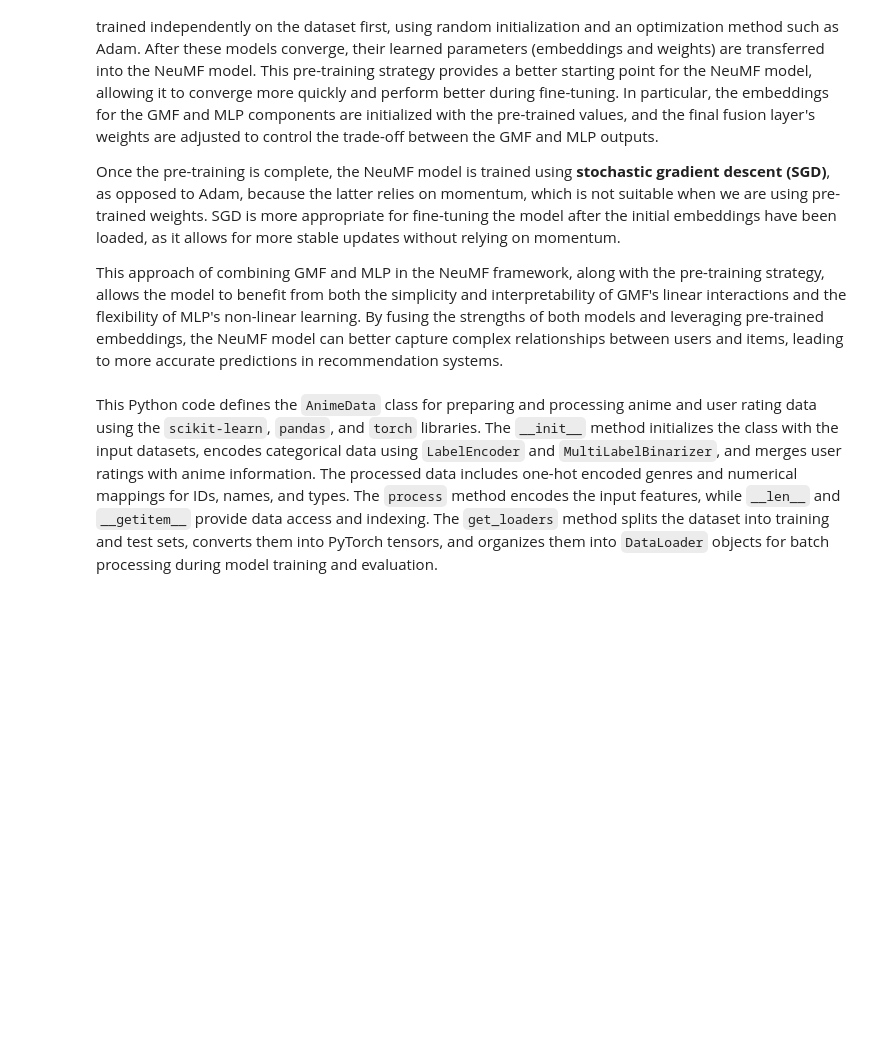
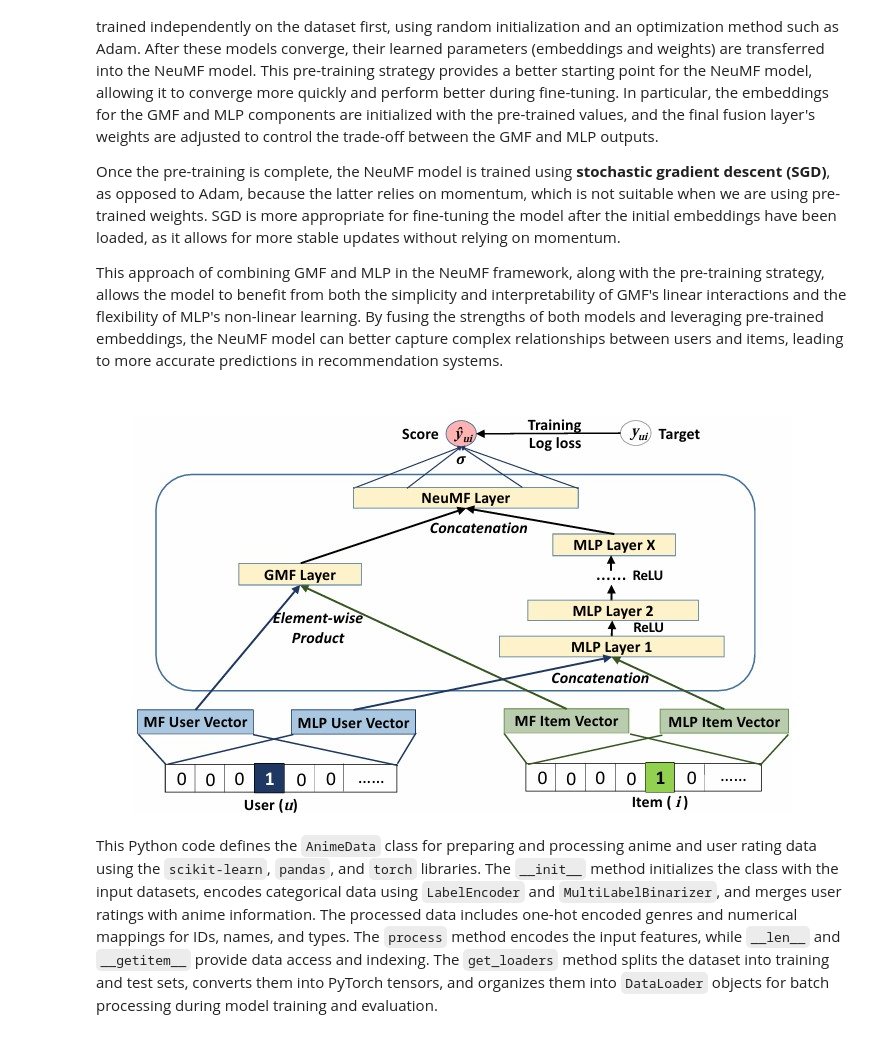
Before and after one commit to Baronlegend27/CS577-Project, a Jupyter notebook: ncf-notebook.ipynb, the cells around one changed output. Drawn from its saved outputs; the diff is of its cells as text; code cells hidden in the pictures; blank space fills up the shorter version.

```diff
--- a/ncf-notebook.ipynb
+++ b/ncf-notebook.ipynb
@@ -160,6 +177,12 @@ To improve the training of the NeuMF model and overcome the challenge of local o
 Once the pre-training is complete, the NeuMF model is trained using **stochastic gradient descent (SGD)**, as opposed to Adam, because the latter relies on momentum, which is not suitable when we are using pre-trained weights. SGD is more appropriate for fine-tuning the model after the initial embeddings have been loaded, as it allows for more stable updates without relying on momentum.
 
 This approach of combining GMF and MLP in the NeuMF framework, along with the pre-training strategy, allows the model to benefit from both the simplicity and interpretability of GMF's linear interactions and the flexibility of MLP's non-linear learning. By fusing the strengths of both models and leveraging pre-trained embeddings, the NeuMF model can better capture complex relationships between users and items, leading to more accurate predictions in recommendation systems.
+# %%
+#An image of the NEUF model
+from IPython.display import Image
+Image(filename='Images\\NEUF.jpg')
+# %% [output]
+[figure, added]
 # %%
 import torch
 from torch import nn
```
Also changed, not shown: parts of 3 cells of this notebook, 3 other files.
